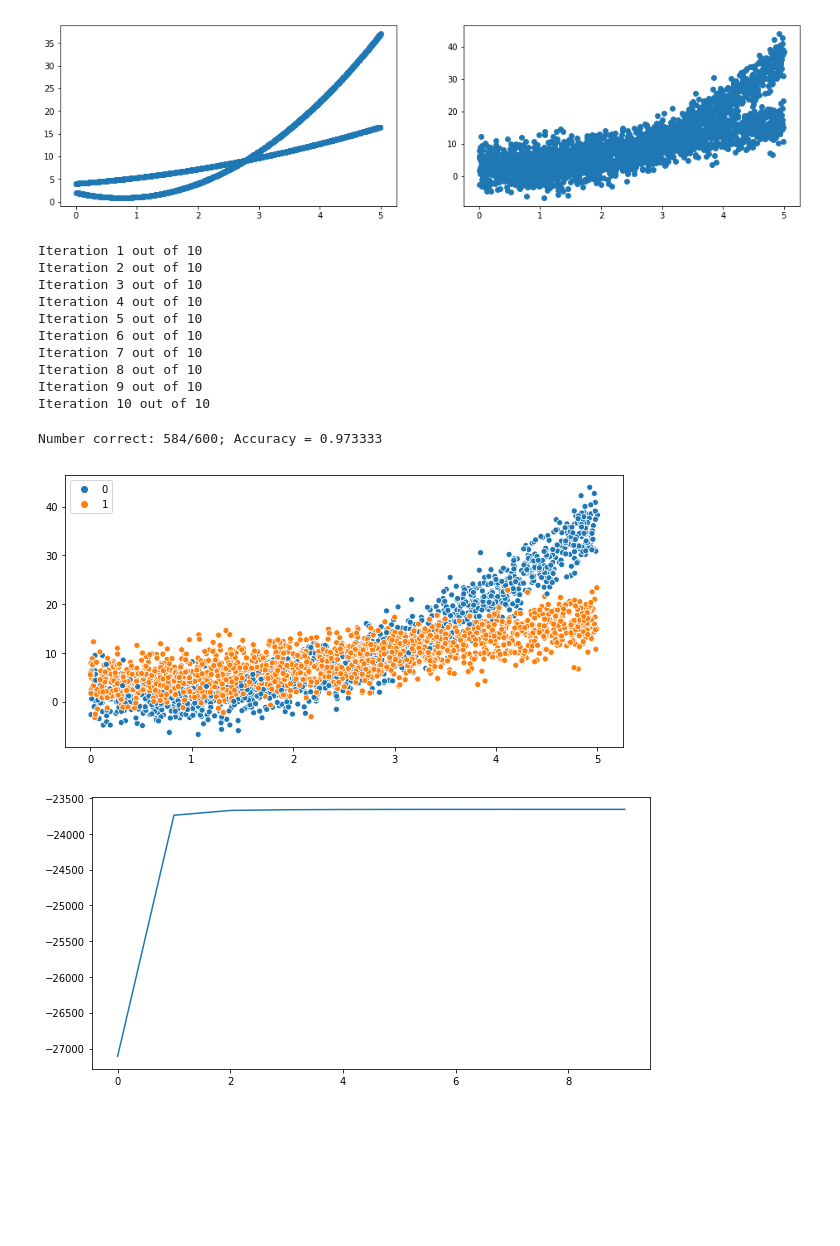
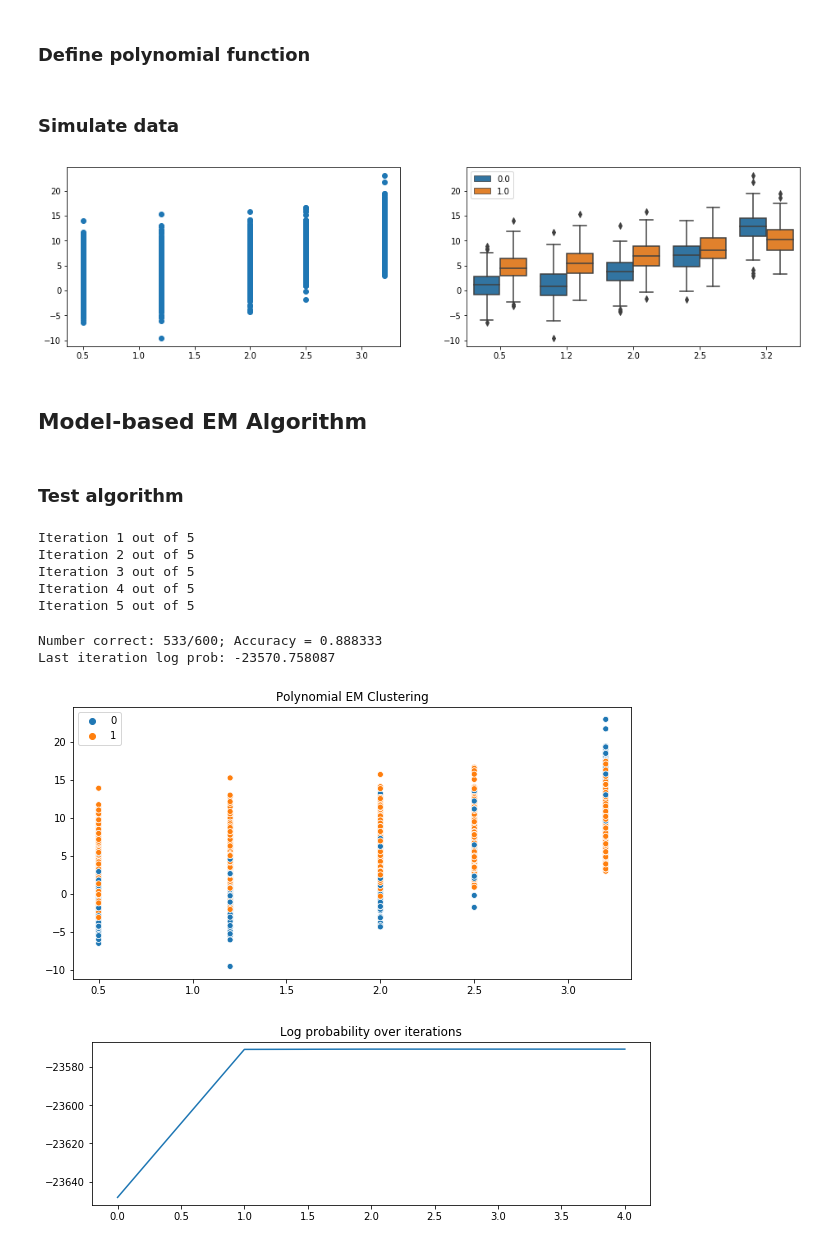
Before and after one commit to im-ant/COMP551_Applied_ML, a Jupyter notebook: algorithms/Model_Based_EM.ipynb, the cells around one changed output. Cells and saved outputs as stored; diff of their text form; code cells hidden in the pictures; blank space fills up the shorter version.

```diff
--- a/algorithms/Model_Based_EM.ipynb
+++ b/algorithms/Model_Based_EM.ipynb
@@ -12,9 +15,13 @@ import sys
 import numpy as np
 import matplotlib.pyplot as plt
 import seaborn as sns
+# %% [markdown]
+### Define polynomial function
 # %%
 # Function
 polyFunc = lambda t,b0,b1,b2: b0 + b1*(t) + b2*(t**2)
+# %% [markdown]
+### Simulate data
 # %%
 ## Curve generation ##
 
@@ -28,7 +35,8 @@ c1_b0, c1_b1, c1_b2 = 4.0, 1.0, 0.3
 
 
 # Generate the X values
-simX = np.random.uniform(low=0.0, high=5.0, size=(N_Samples*2, T_points))
+#simX = np.random.uniform(low=0.0, high=5.0, size=(N_Samples*2, T_points))
+simX = np.repeat(np.array([0.5, 1.2, 2.0, 2.5, 3.2]).reshape(1,T_points), (2*N_Samples), axis=0)
 
 # Generate the Y values
 clean_Y = np.zeros((N_Samples*2, T_points))
@@ -43,15 +51,24 @@ for i in range(N_Samples, len(clean_Y)):
 gaus_noise = np.random.normal(loc=0.0, scale=3, size=(N_Samples*2, T_points))
 noisy_Y = np.add(clean_Y, gaus_noise)
 
-# Visualize the y's
+
+## Initialize the ground truth labels ##
+grounTruth = np.empty((2*N_Samples))
+grounTruth[0:N_Samples] = 0
+grounTruth[N_Samples:] = 1
+
+## Visualize the points ##
 plt.figure(figsize=(16,4))
 plt.subplot(1,2,1)
-plt.scatter(simX, clean_Y)
+plt.scatter(simX, noisy_Y)
 plt.subplot(1,2,2)
-plt.scatter(simX, noisy_Y)
+sns.boxplot(x=simX.flatten(), y=noisy_Y.flatten(), hue=np.repeat(grounTruth,T_points))
+#plt.scatter(simX, noisy_Y)
 plt.show()
 # %% [output]
-[figure, old version]
+[figure, new version]
+# %% [markdown]
+## Model-based EM Algorithm
 # %%
 ## Algorithm ##
 from scipy.optimize import curve_fit
@@ -163,38 +180,43 @@ def polynomialEM(X, Y, deg=2, n_clusters=2, max_iters=20):
     returnDict['Coefs'] = polyCoefs
 
     return returnDict
+# %% [markdown]
+### Test algorithm
 # %%
 # Run the model
-fittedDict = polynomialEM(simX, noisy_Y, deg=2, n_clusters=2, max_iters=10)
+fittedDict = polynomialEM(simX, noisy_Y, deg=2, n_clusters=2, max_iters=5)
 # %% [output]
-Iteration 1 out of 10
-Iteration 2 out of 10
-Iteration 3 out of 10
-Iteration 4 out of 10
-Iteration 5 out of 10
-Iteration 6 out of 10
-Iteration 7 out of 10
-Iteration 8 out of 10
-Iteration 9 out of 10
-Iteration 10 out of 10
+Iteration 1 out of 5
+Iteration 2 out of 5
+Iteration 3 out of 5
+Iteration 4 out of 5
+Iteration 5 out of 5
 # %%
 ## Compute the ground-truth label ##
-firstVal = 0
-grounTruth = np.empty((2*N_Samples))
-grounTruth[0:N_Samples] = firstVal
-grounTruth[N_Samples:] = 1-firstVal
-numCorrect = np.sum(grounTruth == fittedDict['Labels'])
-print('Number correct: %d/%d; Accuracy = %f' % (numCorrect, N_Samples*2, (numCorrect/(N_Samples*2))))
+def printAccuracy(trueLabel, predLabel):
+    num_samples = len(trueLabel)
+    numCorrect = np.sum(trueLabel == predLabel)
+    if numCorrect < (num_samples/2):
+        numCorrect = num_samples - numCorrect
+    print('Number correct: %d/%d; Accuracy = %f' % (numCorrect, num_samples, (numCorrect/(num_samples))))
 
+## Evaluate accuracy ##
+printAccuracy(grounTruth, fittedDict['Labels'])
+
+## Look at log probability ##
+print('Last iteration log prob: %f' % fittedDict['PosteriorOverTime'][-1])
 
 ## Plot ##
 plt.figure(figsize=(10,5))
 sns.scatterplot(x=simX.flatten(), y=noisy_Y.flatten(), hue=np.repeat(fittedDict['Labels'],T_points))
+plt.title('Polynomial EM Clustering')
 plt.show()
-plt.figure(figsize=(10,5))
+plt.figure(figsize=(10,3))
 plt.plot(fittedDict['PosteriorOverTime'])
+plt.title('Log probability over iterations')
 plt.show()
 # %% [output]
-Number correct: 584/600; Accuracy = 0.973333
+Number correct: 533/600; Accuracy = 0.888333
+Last iteration log prob: -23570.758087
-[figure, old version]
+[figure, new version]
-[figure, old version]
+[figure, new version]
```
Also changed, not shown: parts of 6 cells of this notebook.
